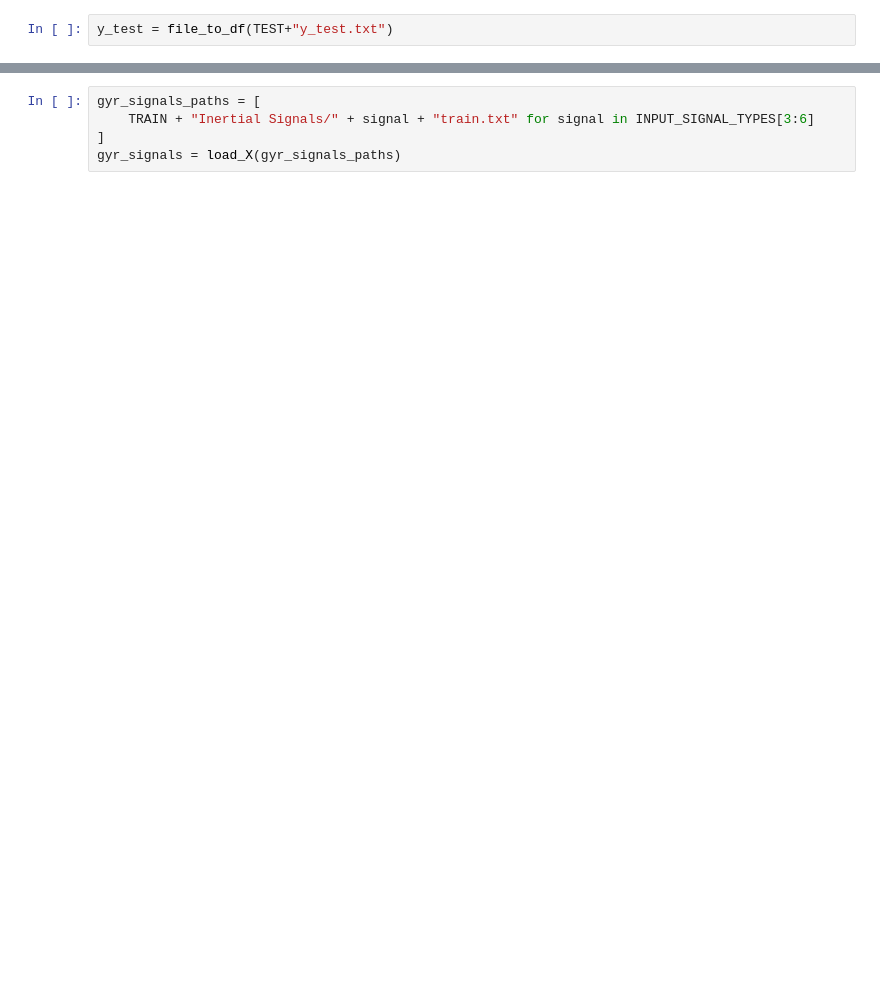
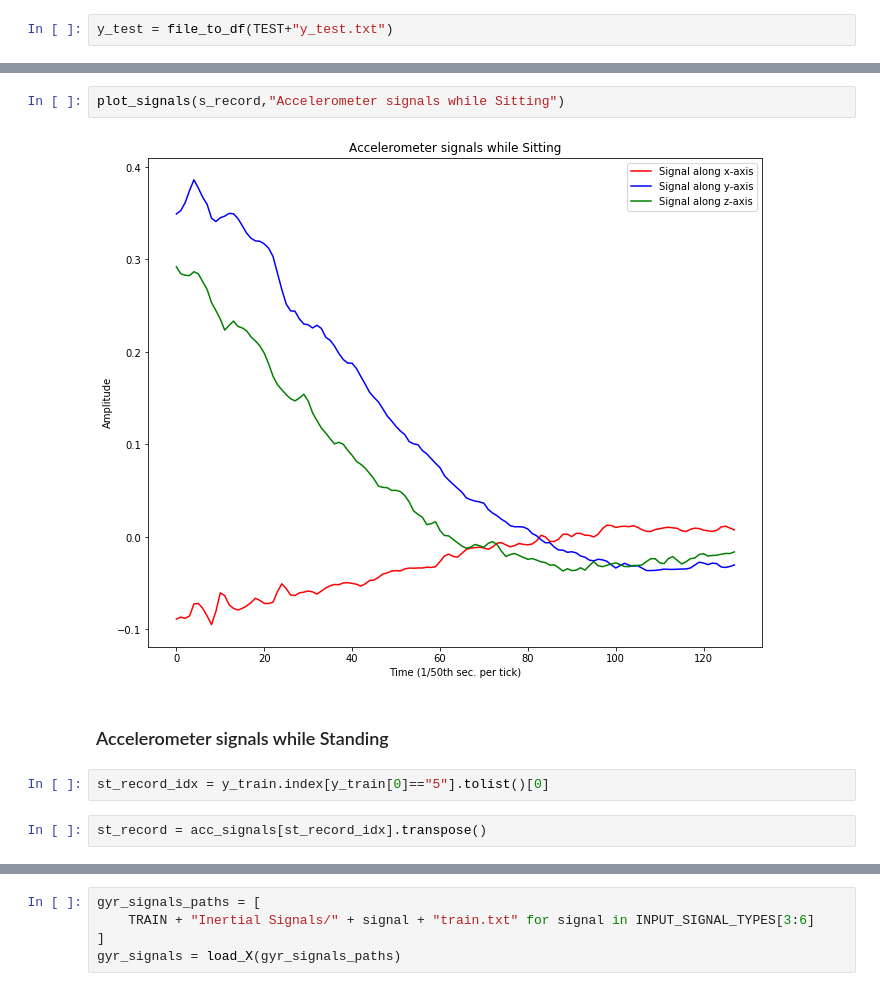
Before and after one commit to ZnoorZ/DSproject, a Jupyter notebook: DS Project.ipynb, the cells around one changed output, grey strips where cells are left out. Saved outputs shown, nothing was run; the diff lists cells and outputs as text; blank space fills up the shorter version.

```diff
--- a/DS Project.ipynb
+++ b/DS Project.ipynb
@@ -154,0 +205,10 @@ plot_signals(acc_signals_xyz[2], y, diff, "Accelerator signals along z-axis")
+# %%
+plot_signals(s_record,"Accelerometer signals while Sitting")
+# %% [output]
+[figure, added]
+# %% [markdown]
+### Accelerometer signals while Standing ###
+# %%
+st_record_idx = y_train.index[y_train[0]=="5"].tolist()[0]
+# %%
+st_record = acc_signals[st_record_idx].transpose()
```
Also changed, not shown: parts of 112 cells of this notebook.
